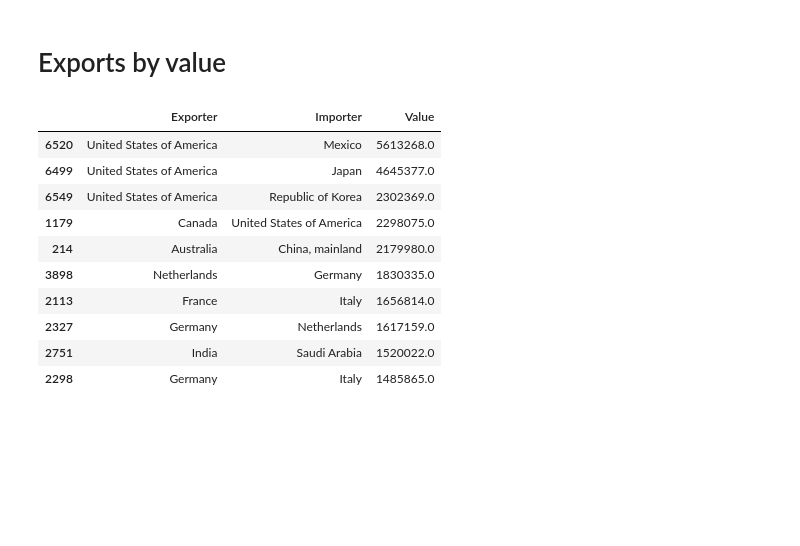
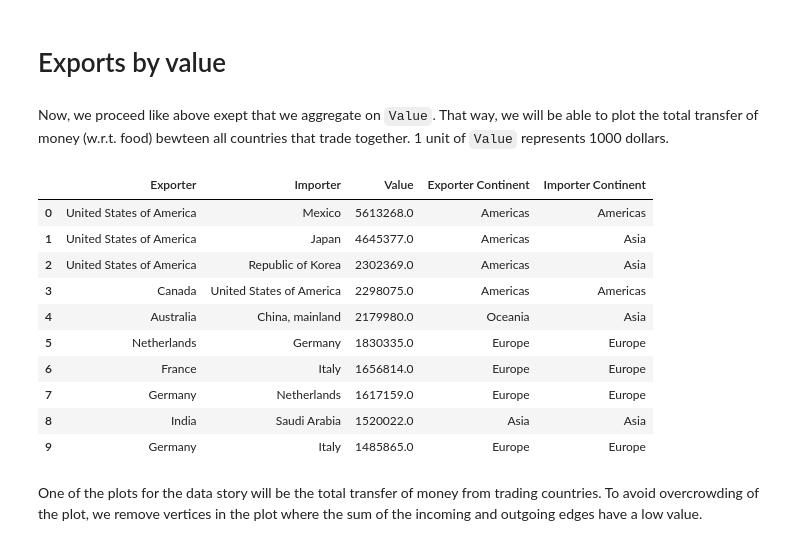
Before and after one commit to tileb1/global-food-statistics, a Jupyter notebook: milestone2.ipynb, the cells around one changed output. Cells and saved outputs as stored; diff of their text form; code cells hidden in the pictures; blank space fills up the shorter version.

```diff
--- a/milestone2.ipynb
+++ b/milestone2.ipynb
@@ -503,8 +499,9 @@ def to_cereals(st):
         return 'Rice, paddy'
     return st
 # %%
+# Filter as described above
 trade_matrix_df.loc[:, 'Item'] = trade_matrix_df.Item.apply(to_cereals)
-trade_matrix_df = trade_matrix_df[trade_matrix_df.Item.isin(intensity_dinstinc_items)]
+trade_matrix_df = trade_matrix_df[trade_matrix_df.Item.isin(emissions_df.Item.unique())]
 trade_matrix_df = trade_matrix_df[trade_matrix_df['Partner Countries']!='Unspecified Area']
 trade_matrix_df = trade_matrix_df[trade_matrix_df['Reporter Countries']!='Unspecified Area']
 # %%
@@ -551,3 +548,5 @@ merged_exports_2014.head(10)
 merged_exports_2014.to_csv('D3/import_export_all_df_2014.csv', index=False)
 # %% [markdown]
 # Exports by value
+# %% [markdown]
+Now, we proceed like above exept that we aggregate on `Value`. That way, we will be able to plot the total transfer of money (w.r.t. food) bewteen all countries that trade together. 1 unit of `Value` represents 1000 dollars.
@@ -566,23 +571,23 @@ imports_2014 = imports_2014.groupby(['Exporter', 'Importer']).agg('sum').reset_i
 # %%
 # All total value
 merged_exports_2014 = pd.concat([imports_2014, exports_2014])
 merged_exports_2014 = merged_exports_2014.groupby(['Exporter', 'Importer']).agg('max').reset_index()
-merged_exports_2014 = merged_exports_2014.sort_values(['Value'], ascending=[False])
+merged_exports_2014 = merged_exports_2014.merge(mapping, left_on='Exporter', right_on='Country', how='inner').rename(columns={'Country Group': "Exporter Continent"}).drop(columns='Country')
+merged_exports_2014 = merged_exports_2014.merge(mapping, left_on='Importer', right_on='Country', how='inner').rename(columns={'Country Group': "Importer Continent"}).drop(columns='Country')
+merged_exports_2014 = merged_exports_2014.sort_values(['Value'], ascending=[False]).reset_index(drop=True)
 
 # Reduce number of edges for graph
-value_graph_edges_2014 = merged_exports_2014[merged_exports_2014.Value > 800000.0]
-merged_exports_2014.to_json('D3/import_export_total_value_2014.json', orient='records')
+value_graph_edges_2014 = merged_exports_2014.iloc[:100]
+value_graph_edges_2014.head(10)
+# %% [output]
+|  | Exporter | Importer | Value | Exporter Continent | Importer Continent |
+| 0 | United States of America | Mexico | 5613268.0 | Americas | Americas |
+| 1 | United States of America | Japan | 4645377.0 | Americas | Asia |
+| 2 | United States of America | Republic of Korea | 2302369.0 | Americas | Asia |
+| 3 | Canada | United States of America | 2298075.0 | Americas | Americas |
+| 4 | Australia | China, mainland | 2179980.0 | Oceania | Asia |
+| 5 | Netherlands | Germany | 1830335.0 | Europe | Europe |
+| 6 | France | Italy | 1656814.0 | Europe | Europe |
+| 7 | Germany | Netherlands | 1617159.0 | Europe | Europe |
+| 8 | India | Saudi Arabia | 1520022.0 | Asia | Asia |
+| 9 | Germany | Italy | 1485865.0 | Europe | Europe |
-# %%
-merged_exports_2014.head(10)
-# %% [output]
-|  | Exporter | Importer | Value |
-| 6520 | United States of America | Mexico | 5613268.0 |
-| 6499 | United States of America | Japan | 4645377.0 |
-| 6549 | United States of America | Republic of Korea | 2302369.0 |
-| 1179 | Canada | United States of America | 2298075.0 |
-| 214 | Australia | China, mainland | 2179980.0 |
-| 3898 | Netherlands | Germany | 1830335.0 |
-| 2113 | France | Italy | 1656814.0 |
-| 2327 | Germany | Netherlands | 1617159.0 |
-| 2751 | India | Saudi Arabia | 1520022.0 |
-| 2298 | Germany | Italy | 1485865.0 |
@@ -593,0 +594,2 @@ G = nx.from_pandas_edgelist(value_graph_edges_2014, 'Exporter', 'Importer', ['Va
+# %% [markdown]
+One of the plots for the data story will be the total transfer of money from trading countries. To avoid overcrowding of the plot, we remove vertices in the plot where the sum of the incoming and outgoing edges have a low value.
```
Also changed, not shown: parts of 18 cells of this notebook, 1 other file.
